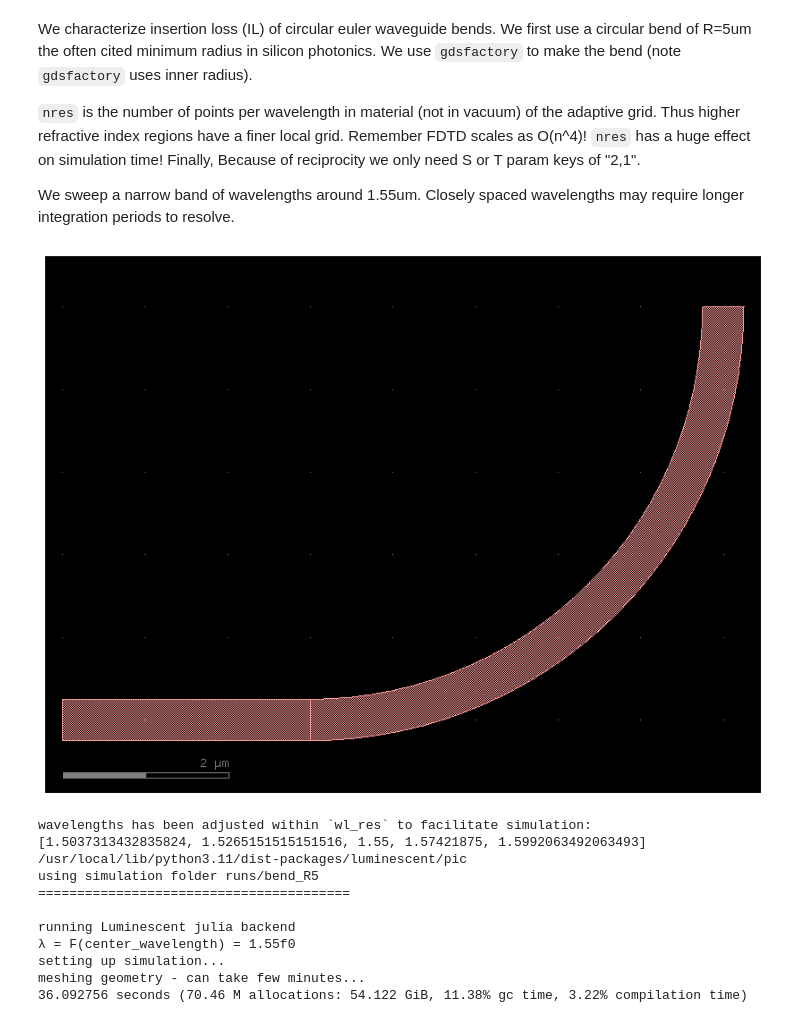
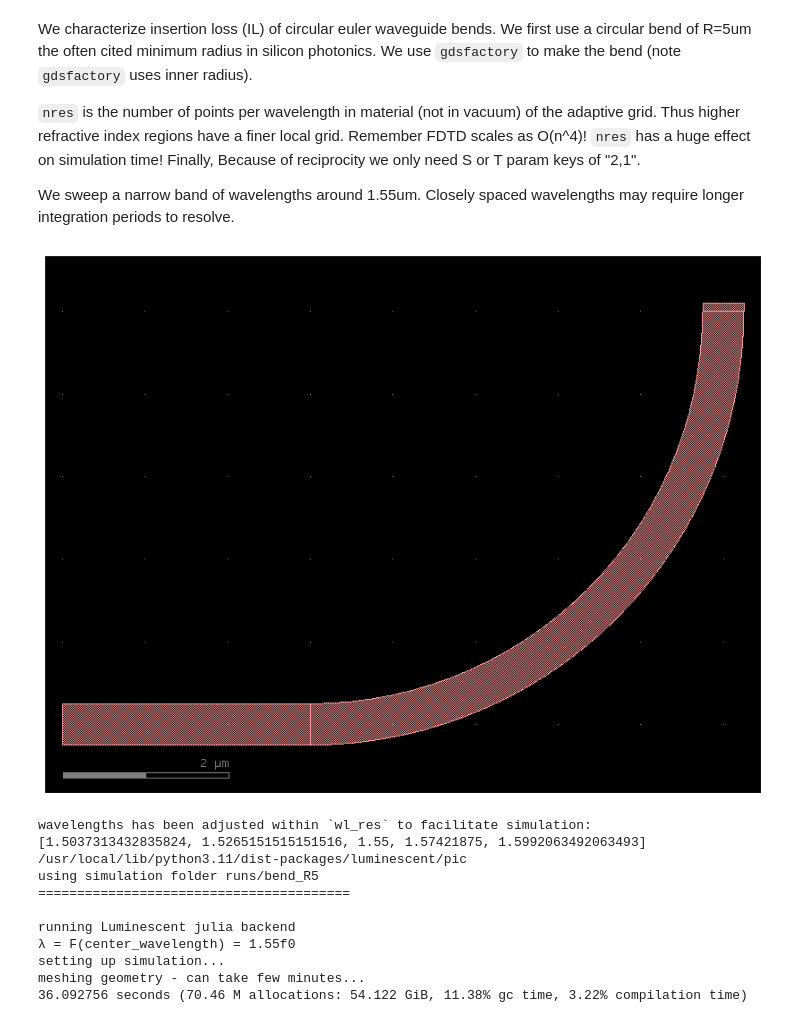
Before and after one commit to paulxshen/Luminescent.jl, a Jupyter notebook: Luminescent_AI_docs.ipynb, the cells around one changed output. Drawn from its saved outputs; the diff is of its cells as text; code cells hidden in the pictures.

```diff
--- a/Luminescent_AI_docs.ipynb
+++ b/Luminescent_AI_docs.ipynb
@@ -103,24 +103,27 @@ We sweep a narrow band of wavelengths around 1.55um. Closely spaced wavelengths
 # %%
 import luminescent as lumi
 import gdsfactory as gf
 import numpy as np
 import os
 
 radius = 5
-extlength=3
-width=.5
 
 c=gf.Component()
 bend = gf.components.bend_circular(radius)
-wgext = gf.components.straight(length=extlength, width=width)
-_wgext=c.add_ref(wgext)
-_bend=c.add_ref(bend)
-_wgext.connect("o2",_bend.ports["o1"])
+ext1 = gf.components.straight(length=3)
+ext2 = gf.components.straight(length=.1)
+
+_ext1=c<<ext1
+_ext2=c<<ext2
+_bend=c<<bend
+_ext1.connect("o2",_bend.ports["o1"])
+_ext2.connect("o1",_bend.ports["o2"])
+
 c.add_port("o1", port=_bend.ports["o1"])
 c.add_port("o2", port=_bend.ports["o2"])
 c.plot()
 # %% [output]
-[figure, old version]
+[figure, new version]
 # %%
 keys = ["2,1"]  # same as keys=["o2@0,o1@0"]
 nres = 6
```
Also changed, not shown: parts of 3 cells of this notebook.
